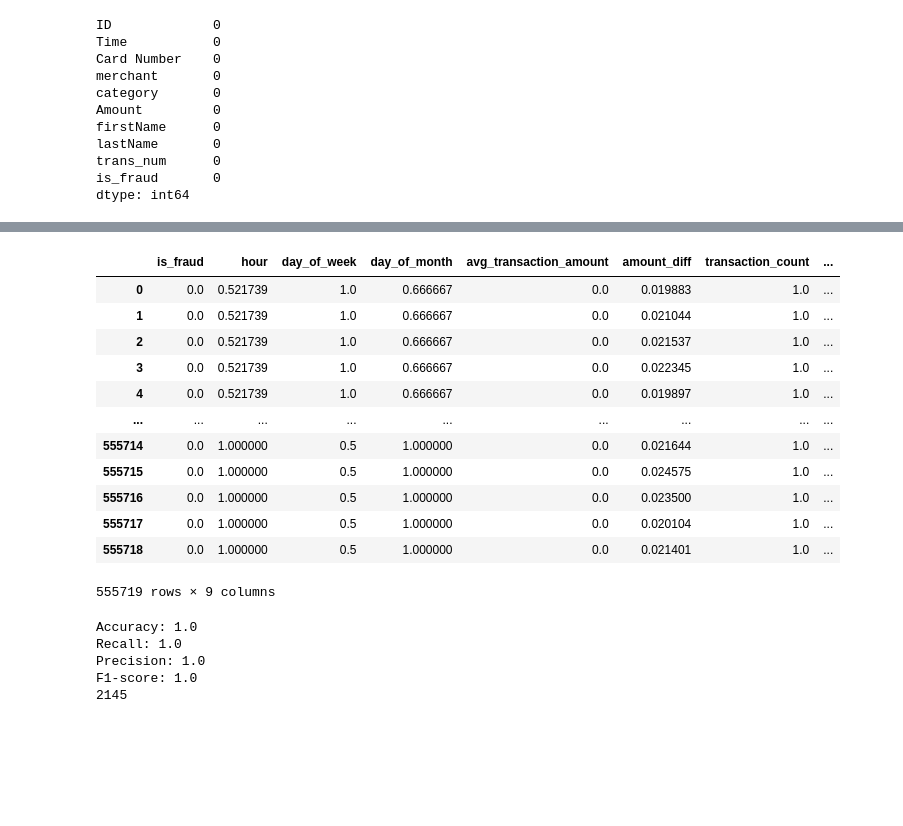
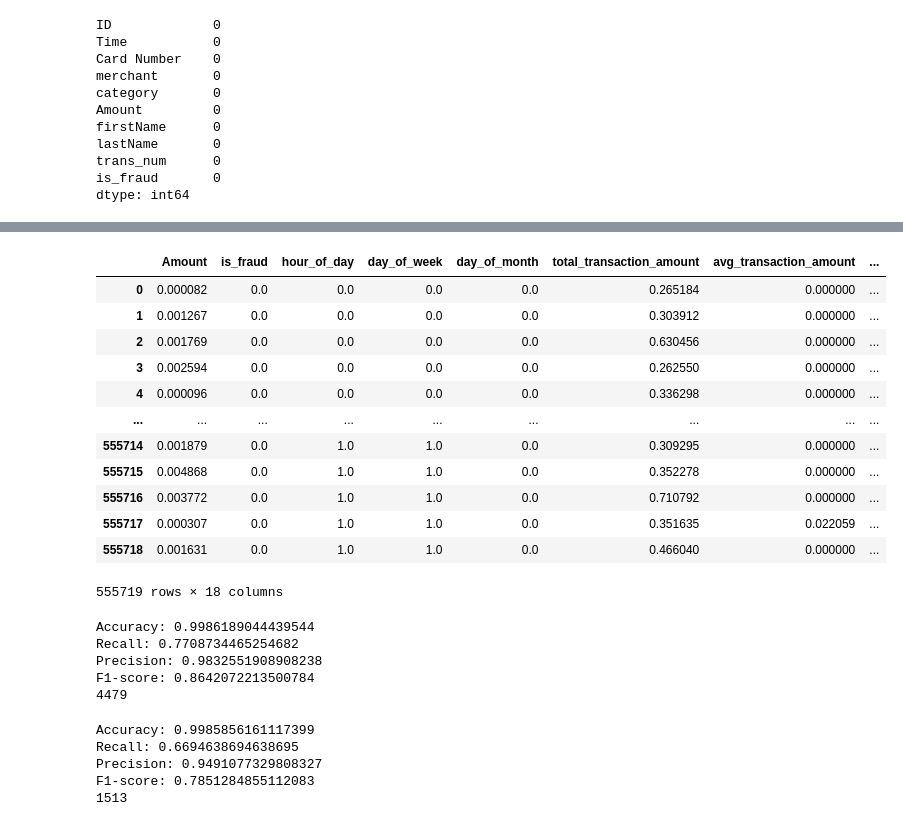
Before and after one commit to melwensh/AI_project, a Jupyter notebook: Untitled-1.ipynb, the cells around one changed output, grey strips where cells are left out. Saved outputs shown, nothing was run; the diff lists cells and outputs as text; code cells hidden in the pictures; blank space fills up the shorter version.

```diff
--- a/Untitled-1.ipynb
+++ b/Untitled-1.ipynb
@@ -163,6 +158,7 @@ data['firstName'] = label_encoder.fit_transform(data['firstName'])
 data['lastName']= label_encoder.fit_transform(data['lastName'])
 data['merchant']= label_encoder.fit_transform(data['merchant'])
 data['trans_num']= label_encoder.fit_transform(data['trans_num'])
+data['Time']= label_encoder.fit_transform(data['Time'])
 data.head()
 # %% [output]
 |  | ID | Time | Card Number | merchant | category | Amount | firstName | lastName | trans_num | is_fraud |
@@ -326,27 +370,48 @@ corr_df
 # %%
-df.drop(['ID', 'Time', 'firstName', 'lastName', 'trans_num','Amount','category','merchant','Card Number'], axis=1,inplace=True)
+df.drop(['ID', 'Time', 'firstName', 'lastName', 'trans_num','category','merchant','Card Number'], axis=1,inplace=True)
 df
 # %% [output]
-|  | is_fraud | hour | day_of_week | day_of_month | avg_transaction_amount | amount_diff | transaction_count | ... |
-| 0 | 0.0 | 0.521739 | 1.0 | 0.666667 | 0.0 | 0.019883 | 1.0 | ... |
-| 1 | 0.0 | 0.521739 | 1.0 | 0.666667 | 0.0 | 0.021044 | 1.0 | ... |
-| 2 | 0.0 | 0.521739 | 1.0 | 0.666667 | 0.0 | 0.021537 | 1.0 | ... |
-| 3 | 0.0 | 0.521739 | 1.0 | 0.666667 | 0.0 | 0.022345 | 1.0 | ... |
-| 4 | 0.0 | 0.521739 | 1.0 | 0.666667 | 0.0 | 0.019897 | 1.0 | ... |
+|  | Amount | is_fraud | hour_of_day | day_of_week | day_of_month | total_transaction_amount | avg_transaction_amount | ... |
+| 0 | 0.000082 | 0.0 | 0.0 | 0.0 | 0.0 | 0.265184 | 0.000000 | ... |
+| 1 | 0.001267 | 0.0 | 0.0 | 0.0 | 0.0 | 0.303912 | 0.000000 | ... |
+| 2 | 0.001769 | 0.0 | 0.0 | 0.0 | 0.0 | 0.630456 | 0.000000 | ... |
+| 3 | 0.002594 | 0.0 | 0.0 | 0.0 | 0.0 | 0.262550 | 0.000000 | ... |
+| 4 | 0.000096 | 0.0 | 0.0 | 0.0 | 0.0 | 0.336298 | 0.000000 | ... |
 | ... | ... | ... | ... | ... | ... | ... | ... | ... |
-| 555714 | 0.0 | 1.000000 | 0.5 | 1.000000 | 0.0 | 0.021644 | 1.0 | ... |
-| 555715 | 0.0 | 1.000000 | 0.5 | 1.000000 | 0.0 | 0.024575 | 1.0 | ... |
-| 555716 | 0.0 | 1.000000 | 0.5 | 1.000000 | 0.0 | 0.023500 | 1.0 | ... |
-| 555717 | 0.0 | 1.000000 | 0.5 | 1.000000 | 0.0 | 0.020104 | 1.0 | ... |
-| 555718 | 0.0 | 1.000000 | 0.5 | 1.000000 | 0.0 | 0.021401 | 1.0 | ... |
+| 555714 | 0.001879 | 0.0 | 1.0 | 1.0 | 0.0 | 0.309295 | 0.000000 | ... |
+| 555715 | 0.004868 | 0.0 | 1.0 | 1.0 | 0.0 | 0.352278 | 0.000000 | ... |
+| 555716 | 0.003772 | 0.0 | 1.0 | 1.0 | 0.0 | 0.710792 | 0.000000 | ... |
+| 555717 | 0.000307 | 0.0 | 1.0 | 1.0 | 0.0 | 0.351635 | 0.022059 | ... |
+| 555718 | 0.001631 | 0.0 | 1.0 | 1.0 | 0.0 | 0.466040 | 0.000000 | ... |
-555719 rows × 9 columns
+555719 rows × 18 columns
+# %%
+x_train = data.drop(columns=['is_fraud'])
+y_train = data['is_fraud']
+x_test = df.drop(columns=['is_fraud'])
+y_test = df['is_fraud']
+model = LogisticRegression()
+# model  = RandomForestClassifier(n_estimators=100, random_state=42)
+# model=svm.SVC(kernel='linear')
+# model = XGBClassifier()
+model.fit(x_train, y_train)
+y_pred_train = model.predict(x_train)
+count_train = np.sum(y_pred_train== 1)
+accuracy_train = accuracy_score(y_train, y_pred_train)
+recall_train = recall_score(y_train, y_pred_train,average='binary')
+precision_train=precision_score(y_train, y_pred_train,zero_division=1)
+F1_score_train =(2*recall_train*precision_train)/(recall_train+precision_train)
+print("Accuracy:", accuracy_train)
+print("Recall:", recall_train)
+print("Precision:", precision_train)
+print("F1-score:", F1_score_train)
+print(count_train)
+# %% [output]
+Accuracy: 0.9986189044439544
+Recall: 0.7708734465254682
+Precision: 0.9832551908908238
+F1-score: 0.8642072213500784
+4479
 # %%
-x_train = data.drop(columns=['is_fraud'])
-y_train = data['is_fraud']
-x_test = df.drop(columns=['is_fraud'])
-y_test = df['is_fraud']
-model = LogisticRegression()
-model.fit(x_train, y_train)
 y_pred = model.predict(x_test)
 count = np.sum(y_pred== 1)
 accuracy = accuracy_score(y_test, y_pred)
@@ -358,18 +423,9 @@ print("Recall:", recall)
 print("Precision:", precision)
 print("F1-score:", F1_score)
 print(count)
-# model=svm.SVC(kernel='linear')
-# model  = RandomForestClassifier(n_estimators=100, random_state=42)
-# report = classification_report(y_test, y_pred,zero_division=1)
-# print("Classification Report:\n", report)
-# y_pred2=model.predict(x_train)
-# accuracy2 = accuracy_score(y_train, y_pred2)
-# print("Accuracy:", accuracy2)
-# model.score(x_test,y_test)
-# model.score(x_train,y_train)
 # %% [output]
-Accuracy: 1.0
-Recall: 1.0
-Precision: 1.0
-F1-score: 1.0
-2145
+Accuracy: 0.9985856161117399
+Recall: 0.6694638694638695
+Precision: 0.9491077329808327
+F1-score: 0.7851284855112083
+1513
```
Also changed, not shown: parts of 12 cells of this notebook.
